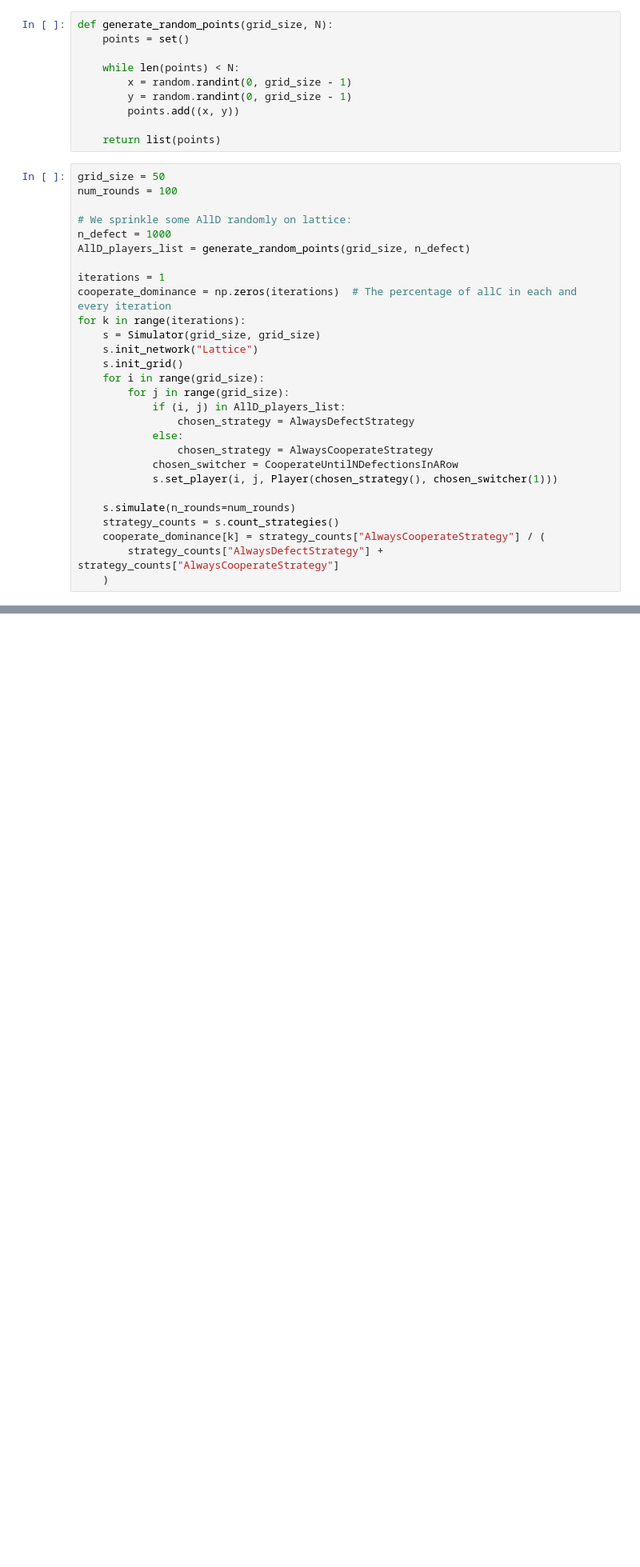
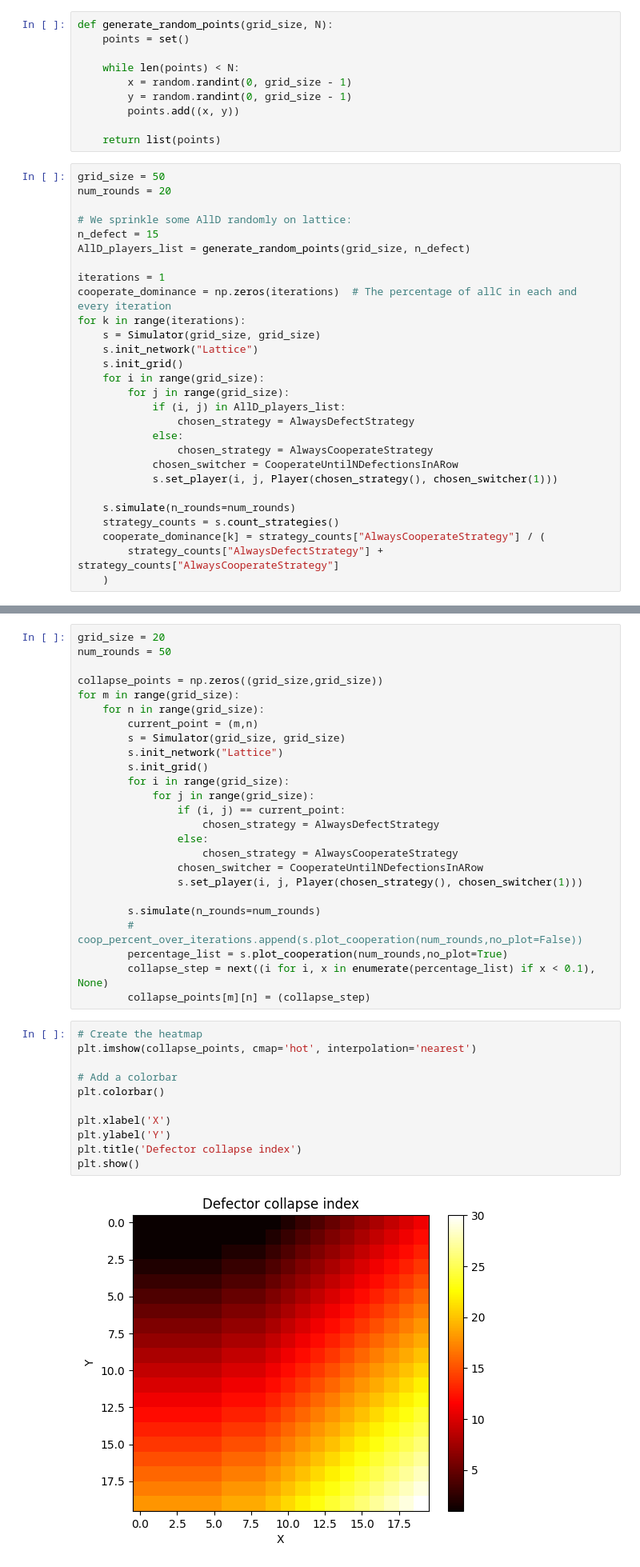
Before and after one commit to shriramch/SimPD, a Jupyter notebook: ipd.ipynb, the cells around one changed output, grey strips where cells are left out. Shown at 80% size. Drawn from its saved outputs; the diff is of its cells as text; blank space fills up the shorter version.

```diff
--- a/ipd.ipynb
+++ b/ipd.ipynb
@@ -821,10 +833,10 @@ def generate_random_points(grid_size, N):
     return list(points)
 # %%
 grid_size = 50
-num_rounds = 100
+num_rounds = 20
 
 # We sprinkle some AllD randomly on lattice:
-n_defect = 1000
+n_defect = 15
 AllD_players_list = generate_random_points(grid_size, n_defect)
 
 iterations = 1
@@ -852,0 +871,38 @@ dff = s.plot_evolution()
+# %%
+grid_size = 20
+num_rounds = 50
+
+collapse_points = np.zeros((grid_size,grid_size))
+for m in range(grid_size):
+    for n in range(grid_size):
+        current_point = (m,n)
+        s = Simulator(grid_size, grid_size)
+        s.init_network("Lattice")
+        s.init_grid()
+        for i in range(grid_size):
+            for j in range(grid_size):
+                if (i, j) == current_point:
+                    chosen_strategy = AlwaysDefectStrategy
+                else:
+                    chosen_strategy = AlwaysCooperateStrategy
+                chosen_switcher = CooperateUntilNDefectionsInARow
+                s.set_player(i, j, Player(chosen_strategy(), chosen_switcher(1)))
+
+        s.simulate(n_rounds=num_rounds)
+        # coop_percent_over_iterations.append(s.plot_cooperation(num_rounds,no_plot=False))
+        percentage_list = s.plot_cooperation(num_rounds,no_plot=True)
+        collapse_step = next((i for i, x in enumerate(percentage_list) if x < 0.1), None)
+        collapse_points[m][n] = (collapse_step)
+# %%
+# Create the heatmap
+plt.imshow(collapse_points, cmap='hot', interpolation='nearest')
+
+# Add a colorbar
+plt.colorbar()
+
+plt.xlabel('X')
+plt.ylabel('Y')
+plt.title('Defector collapse index')
+plt.show()
+# %% [output]
+[figure, added]
```
Also changed, not shown: parts of 26 cells of this notebook.
